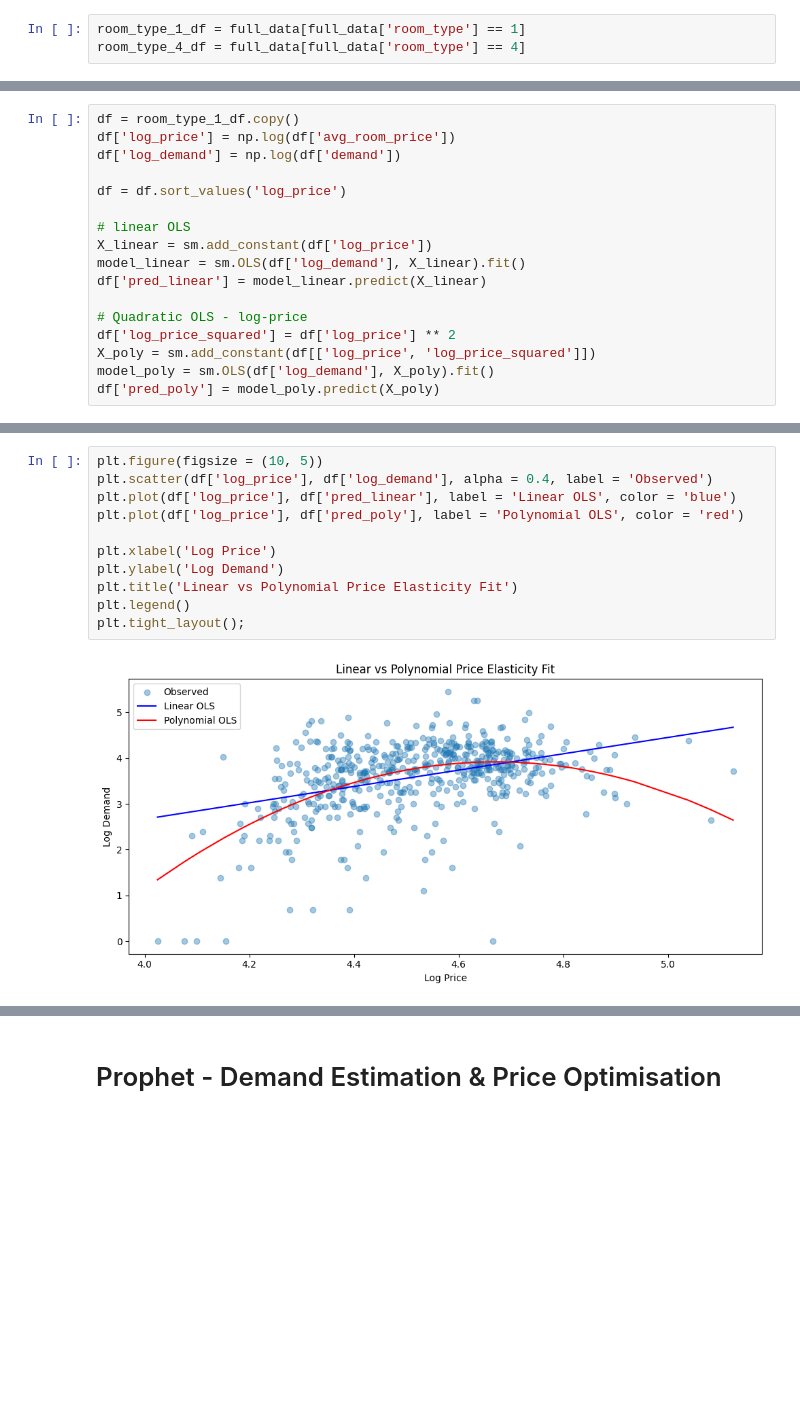
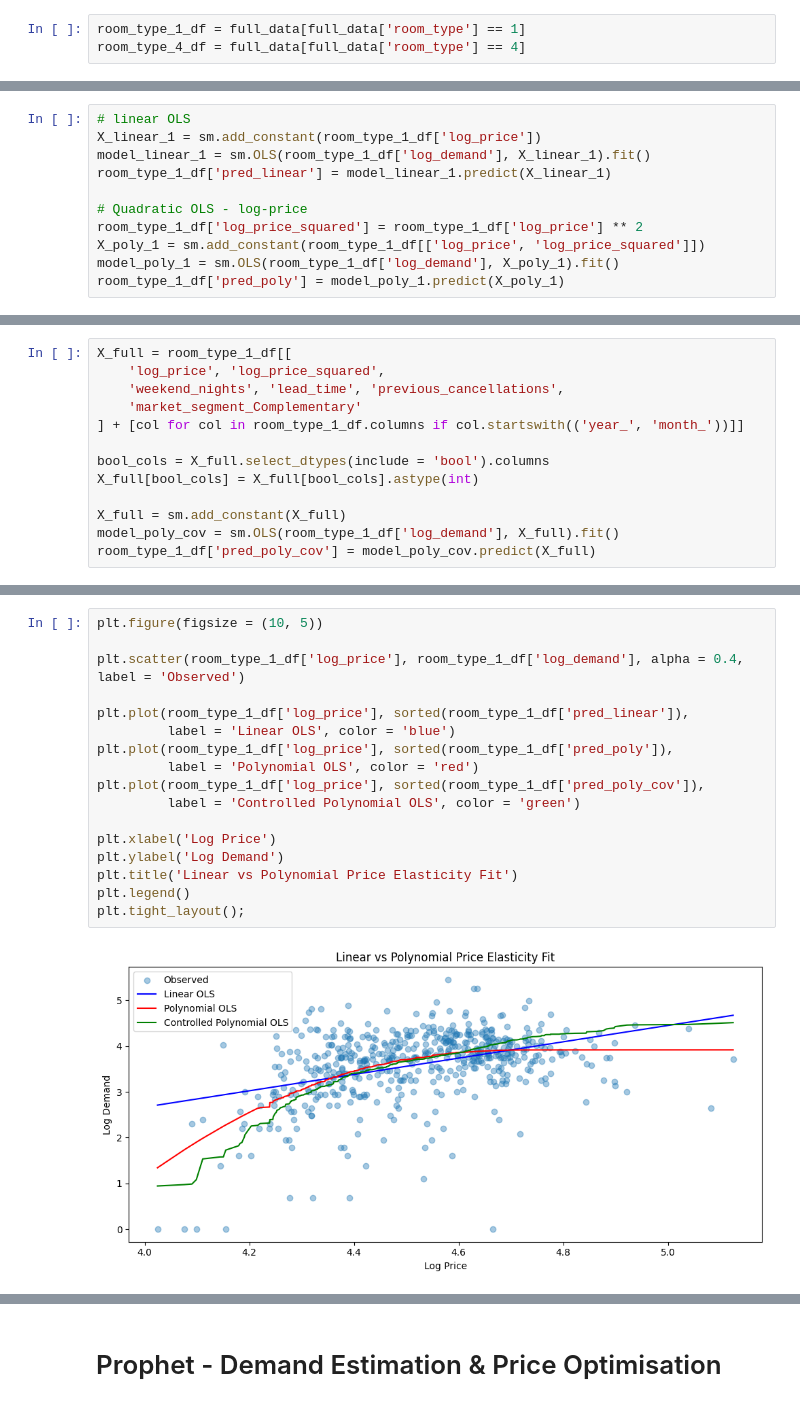
Before and after one commit to munas-git/Prophet-Demand-Forecasting-and-Price-Optimisation, a Jupyter notebook: analysis.ipynb, the cells around one changed output, grey strips where cells are left out. Cells and saved outputs as stored; diff of their text form; blank space fills up the shorter version.

Commit message:
Extended EDA Room Type 1.

```diff
--- a/analysis.ipynb
+++ b/analysis.ipynb
@@ -635,17 +648,11 @@ room_type_4_df = full_data[full_data['room_type'] == 4]
 # %%
-df = room_type_1_df.copy()
-df['log_price'] = np.log(df['avg_room_price'])
-df['log_demand'] = np.log(df['demand'])
-
-df = df.sort_values('log_price')
-
 # linear OLS
-X_linear = sm.add_constant(df['log_price'])
-model_linear = sm.OLS(df['log_demand'], X_linear).fit()
-df['pred_linear'] = model_linear.predict(X_linear)
+X_linear_1 = sm.add_constant(room_type_1_df['log_price'])
+model_linear_1 = sm.OLS(room_type_1_df['log_demand'], X_linear_1).fit()
+room_type_1_df['pred_linear'] = model_linear_1.predict(X_linear_1)
 
 # Quadratic OLS - log-price
-df['log_price_squared'] = df['log_price'] ** 2
-X_poly = sm.add_constant(df[['log_price', 'log_price_squared']])
-model_poly = sm.OLS(df['log_demand'], X_poly).fit()
-df['pred_poly'] = model_poly.predict(X_poly)
+room_type_1_df['log_price_squared'] = room_type_1_df['log_price'] ** 2
+X_poly_1 = sm.add_constant(room_type_1_df[['log_price', 'log_price_squared']])
+model_poly_1 = sm.OLS(room_type_1_df['log_demand'], X_poly_1).fit()
+room_type_1_df['pred_poly'] = model_poly_1.predict(X_poly_1)
@@ -680,0 +742,13 @@ The polynomial (quadratic) model fits the data better, and its term `-6.1634`, t
+# %%
+X_full = room_type_1_df[[
+    'log_price', 'log_price_squared',
+    'weekend_nights', 'lead_time', 'previous_cancellations',
+    'market_segment_Complementary'
+] + [col for col in room_type_1_df.columns if col.startswith(('year_', 'month_'))]]
+
+bool_cols = X_full.select_dtypes(include = 'bool').columns
+X_full[bool_cols] = X_full[bool_cols].astype(int)
+
+X_full = sm.add_constant(X_full)
+model_poly_cov = sm.OLS(room_type_1_df['log_demand'], X_full).fit()
+room_type_1_df['pred_poly_cov'] = model_poly_cov.predict(X_full)
@@ -681,13 +809,19 @@ The polynomial (quadratic) model fits the data better, and its term `-6.1634`, t
 # %%
 plt.figure(figsize = (10, 5))
-plt.scatter(df['log_price'], df['log_demand'], alpha = 0.4, label = 'Observed')
-plt.plot(df['log_price'], df['pred_linear'], label = 'Linear OLS', color = 'blue')
-plt.plot(df['log_price'], df['pred_poly'], label = 'Polynomial OLS', color = 'red')
+
+plt.scatter(room_type_1_df['log_price'], room_type_1_df['log_demand'], alpha = 0.4, label = 'Observed')
+
+plt.plot(room_type_1_df['log_price'], sorted(room_type_1_df['pred_linear']),
+         label = 'Linear OLS', color = 'blue')
+plt.plot(room_type_1_df['log_price'], sorted(room_type_1_df['pred_poly']),
+         label = 'Polynomial OLS', color = 'red')
+plt.plot(room_type_1_df['log_price'], sorted(room_type_1_df['pred_poly_cov']),
+         label = 'Controlled Polynomial OLS', color = 'green')
 
 plt.xlabel('Log Price')
 plt.ylabel('Log Demand')
 plt.title('Linear vs Polynomial Price Elasticity Fit')
 plt.legend()
 plt.tight_layout();
 # %% [output]
-[figure, old version]
+[figure, new version]
```
Also changed, not shown: parts of 27 cells of this notebook.
